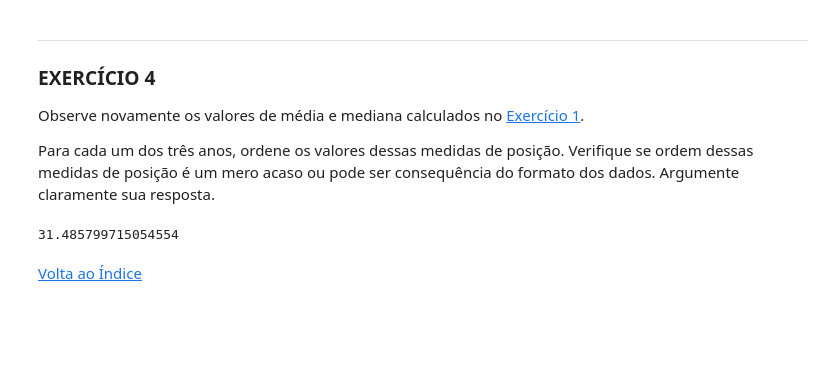
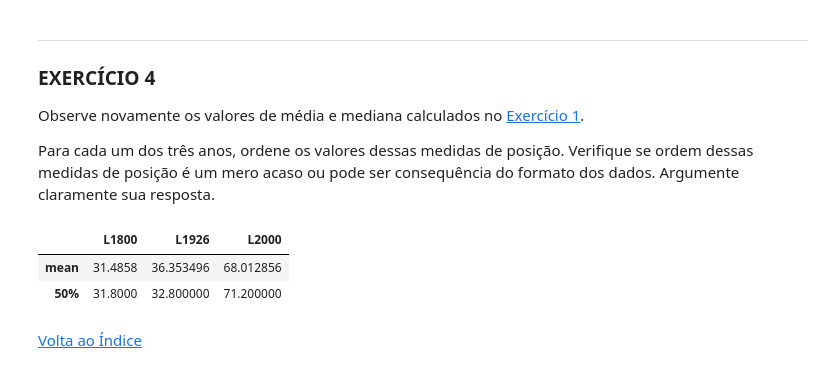
Before and after one commit to thevitorhideki/cdados, a Jupyter notebook: exercicios/Aula07_Exercício_ExplorandoVariáveisQuantitativas_LIFE.ipynb, the cells around one changed output. Saved outputs shown, nothing was run; the diff lists cells and outputs as text; code cells hidden in the pictures; blank space fills up the shorter version.

```diff
--- a/exercicios/Aula07_Exercício_ExplorandoVariáveisQuantitativas_LIFE.ipynb
+++ b/exercicios/Aula07_Exercício_ExplorandoVariáveisQuantitativas_LIFE.ipynb
@@ -136,11 +136,12 @@ Observe novamente os valores de média e mediana calculados no [Exercício 1](#e
 
 Para cada um dos três anos, ordene os valores dessas medidas de posição.
 Verifique se ordem dessas medidas de posição é um mero acaso ou pode ser consequência do formato dos dados. Argumente claramente sua resposta.
-# %%
-media_1800 = dados.L1800.mean()
-media_1800
-# %% [output]
-31.485799715054554
+# %%
+dados.describe().loc[['mean', '50%'], :]
+# %% [output]
+|  | L1800 | L1926 | L2000 |
+| mean | 31.4858 | 36.353496 | 68.012856 |
+| 50% | 31.8000 | 32.800000 | 71.200000 |
 # %% [markdown]
 [Volta ao Índice](#indice)
 # %% [markdown]
```
Also changed, not shown: 8 other files.
